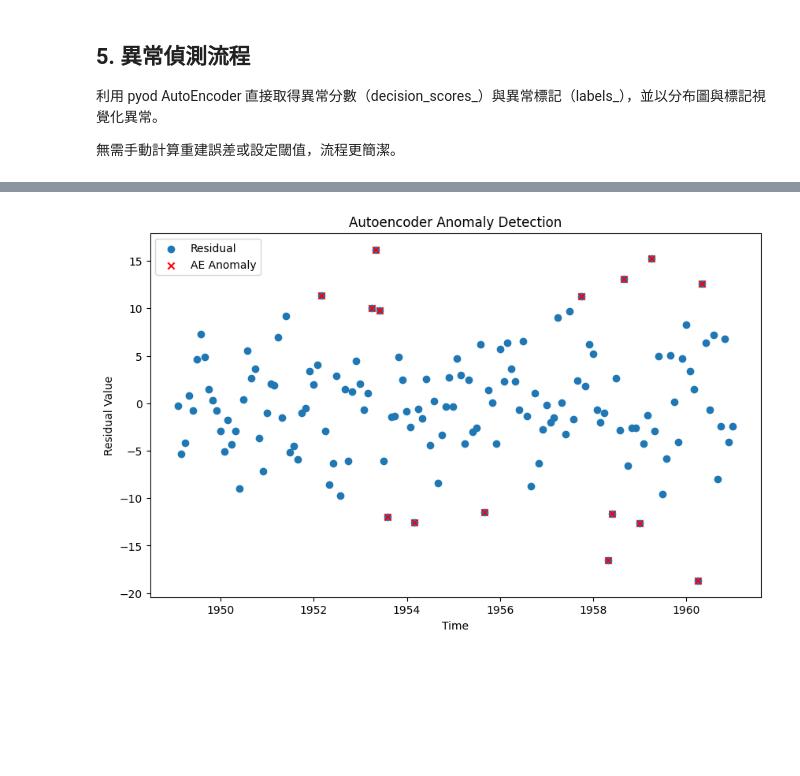
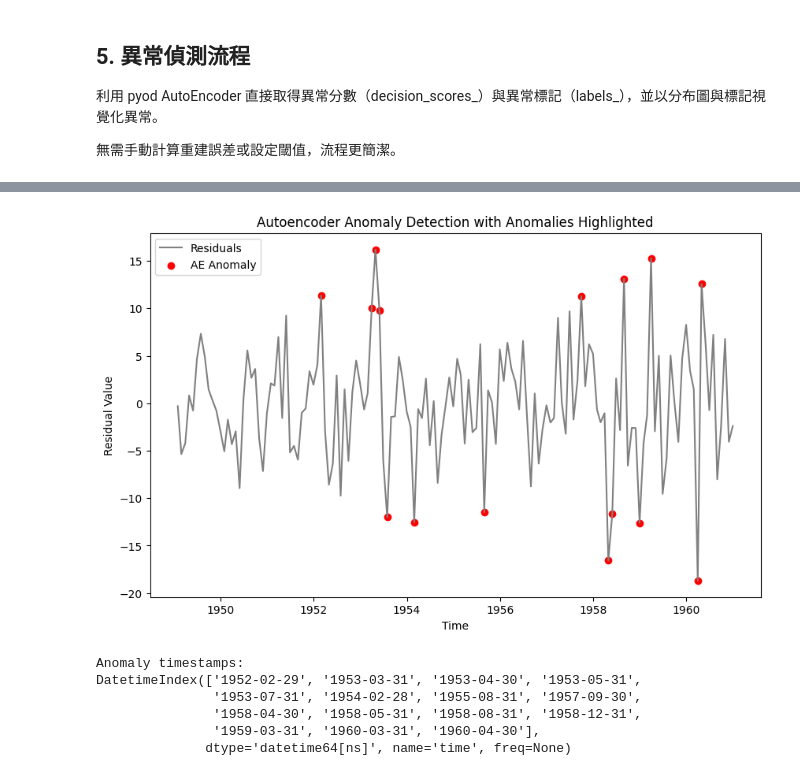
Before and after one commit to jonascheng/anomalyebook, a Jupyter notebook: 06_autoencoder-anomaly-detection.ipynb, the cells around one changed output, grey strips where cells are left out. Cells and saved outputs as stored; diff of their text form; code cells hidden in the pictures; blank space fills up the shorter version.

```diff
--- a/06_autoencoder-anomaly-detection.ipynb
+++ b/06_autoencoder-anomaly-detection.ipynb
@@ -188,28 +229,33 @@ plt.show()
 ## 6. 結果評估與視覺化
 
 將異常點繪製在原始資料上，觀察 Autoencoder 偵測結果與實際資料的關聯性。
-# %%
-# 標註異常點在 STL Residual 圖上
-plt.figure(figsize=(10, 6))
-plt.scatter(
-  data.index,
-  data['residual'],
-  label='Residual'
-)
-plt.scatter(
-  data.index[data['ae_anomaly'] == 1],
-  data['residual'][data['ae_anomaly'] == 1],
-  color='red',
-  label='AE Anomaly',
-  marker='x'
-)
-plt.title('Autoencoder Anomaly Detection')
-plt.xlabel('Time')
-plt.ylabel('Residual Value')
-plt.legend()
-plt.show()
-# %% [output]
-[figure, removed]
+# %%
+# 標註異常點在 STL Residual 圖上
+plt.figure(figsize=(10, 6))
+plt.plot(data['residual'], label='Residuals', color='gray')
+plt.scatter(
+  data.index[data['ae_anomaly'] == 1],
+  data['residual'][data['ae_anomaly'] == 1],
+  color='red',
+  label='AE Anomaly',
+)
+plt.title('Autoencoder Anomaly Detection with Anomalies Highlighted')
+plt.xlabel('Time')
+plt.ylabel('Residual Value')
+plt.legend()
+plt.show()
+
+# 顯示異常時點
+print('Anomaly timestamps:')
+print(data.index[data['ae_anomaly'] == 1])
+# %% [output]
+[figure, added]
+Anomaly timestamps:
+DatetimeIndex(['1952-02-29', '1953-03-31', '1953-04-30', '1953-05-31',
+               '1953-07-31', '1954-02-28', '1955-08-31', '1957-09-30',
+               '1958-04-30', '1958-05-31', '1958-08-31', '1958-12-31',
+               '1959-03-31', '1960-03-31', '1960-04-30'],
+              dtype='datetime64[ns]', name='time', freq=None)
 # %%
 # 將異常點繪製在原始資料上
 plt.figure(figsize=(10, 6))
```
Also changed, not shown: parts of 20 cells of this notebook, 2 other files.
